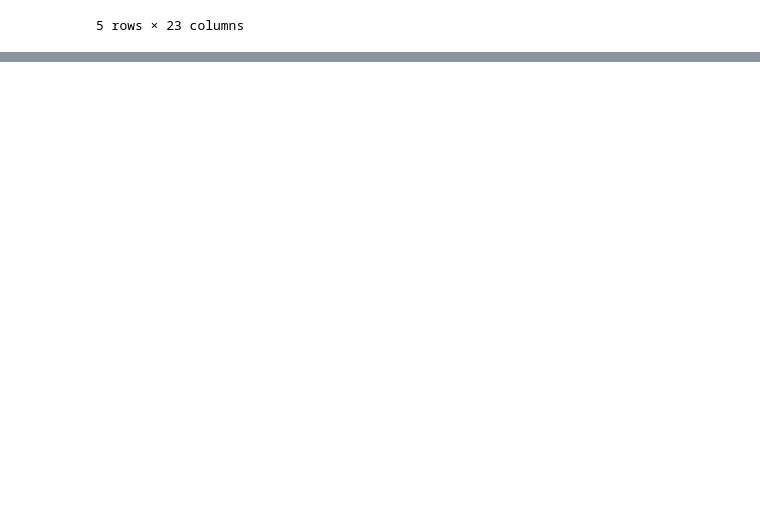
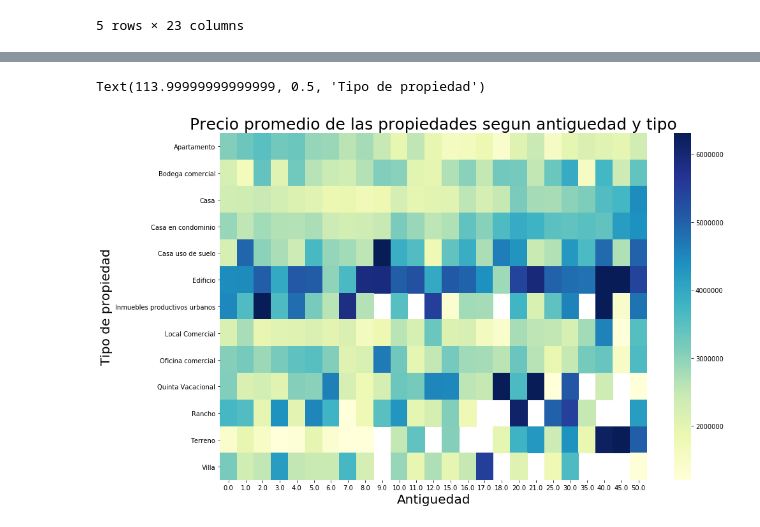
Before and after one commit to lorenzolgz/orgadatostp1, a Jupyter notebook: Analisis_basico.ipynb, the cells around one changed output, grey strips where cells are left out. Drawn from its saved outputs; the diff is of its cells as text; code cells hidden in the pictures; blank space fills up the shorter version.

Commit message:
Analisis de precion segun tipo y antigüedad

```diff
--- a/Analisis_basico.ipynb
+++ b/Analisis_basico.ipynb
@@ -392,0 +375,5 @@ Name: lng, Length: 81010, dtype: int64
+# %%
+#¿Como afecta la antiguedad al precio?
+# Me quedo solo con las antiguedades que no son NaN
+df1 = df.dropna(subset=['antiguedad'])
+df1
@@ -392,0 +399,4 @@ Name: lng, Length: 81010, dtype: int64
+# %%
+#Me quedo solo con lo que me interesa para el analisis
+dfanalisis = df1.pivot_table(index='tipodepropiedad', columns='antiguedad', values='precio', aggfunc='mean')
+dfanalisis
@@ -392,0 +444,5 @@ Name: lng, Length: 81010, dtype: int64
+# %%
+#filtro las filas y columnas que no tienen datos sufientes como para ser representativos
+dfgraficable = dfanalisis.dropna(thresh=20)
+dfgraficable = dfgraficable.dropna(axis=1,thresh=10)
+dfgraficable
@@ -392,0 +466,9 @@ Name: lng, Length: 81010, dtype: int64
+# %%
+plt.figure(figsize=(15,10))
+g = sns.heatmap(dfgraficable,robust= True, cmap="YlGnBu")  #annot=True
+g.set_title("Precio promedio de las propiedades segun antiguedad y tipo", fontsize=25)
+g.set_xlabel("Antiguedad",fontsize=20)
+g.set_ylabel("Tipo de propiedad", fontsize=20)
+# %% [output]
+Text(113.99999999999999, 0.5, 'Tipo de propiedad')
+[figure, added]
```
Also changed, not shown: parts of 10 cells of this notebook.
